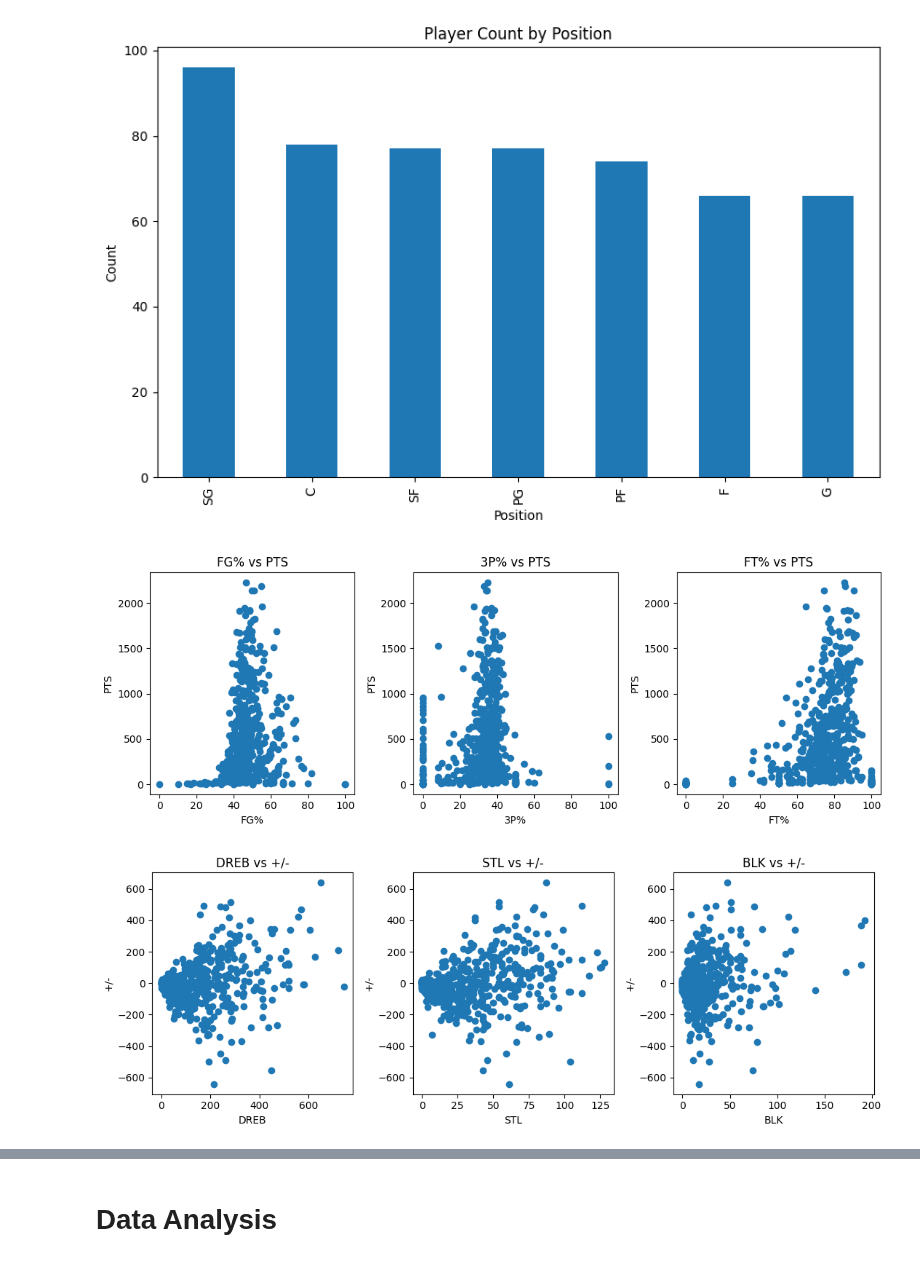
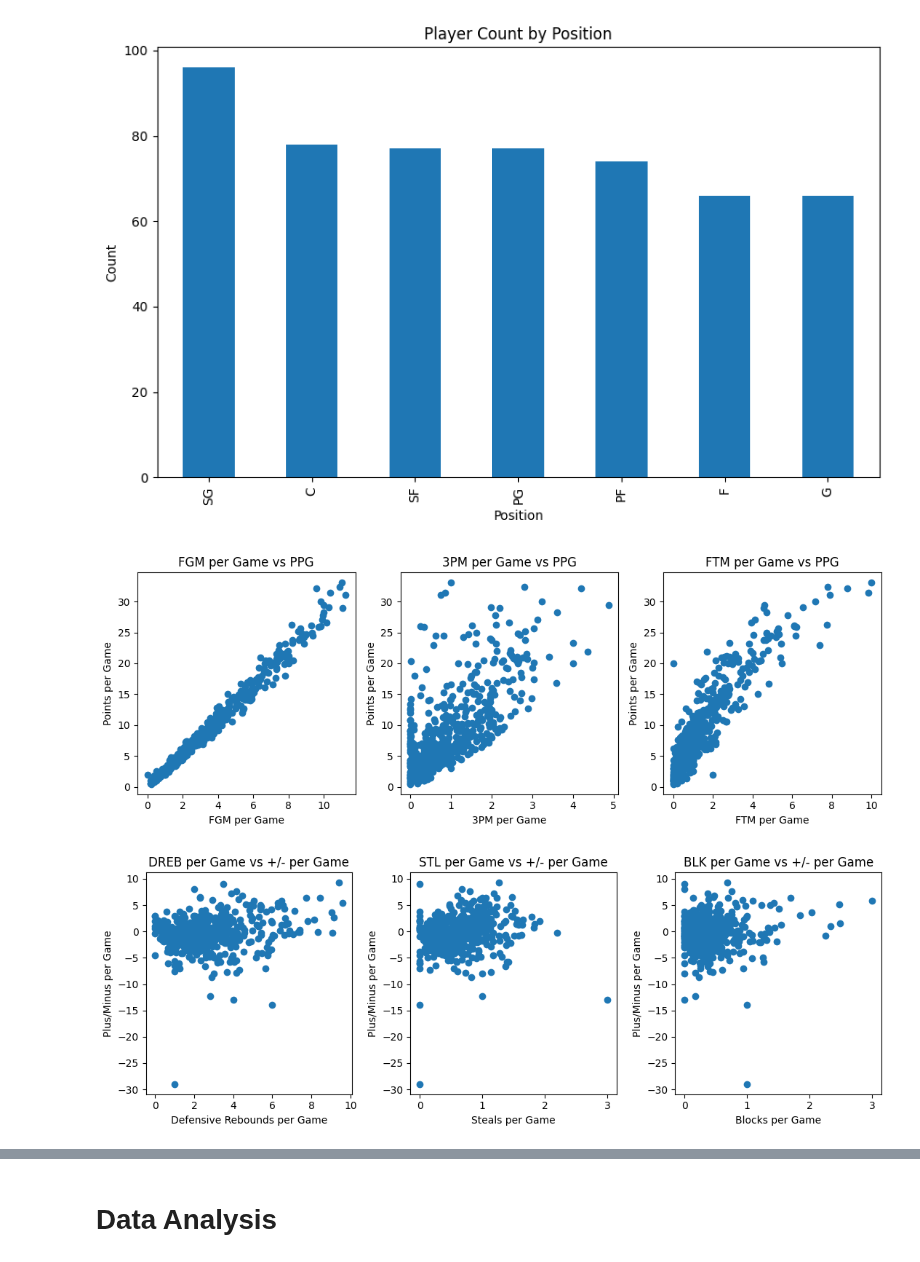
Before and after one commit to JoshuaDarilek/NBA_Stats_Data_Analysis_Project, a Jupyter notebook: nba_stats_analysis.ipynb, the cells around one changed output, grey strips where cells are left out. Drawn from its saved outputs; the diff is of its cells as text; code cells hidden in the pictures.

Commit message:
updated data explore, OLS summary, created visuals

```diff
--- a/nba_stats_analysis.ipynb
+++ b/nba_stats_analysis.ipynb
@@ -157,64 +153,59 @@ plt.show()
 [figure]
 # %%
 ###############################################################################
-# Scatter plots for research question 1 (RQ1)
-# RQ1: Which offensive shooting percentage metric -
-#   field goal percentage (FG%),
-#   three-point percentage (3P%),
-#   or free throw percentage (FT%),
-#   is most strongly associated with player average points per game, by position?
+# Scatter plots for Hypothesis 1
+# Hypothesis 1: Which of the primary offensive metrics is the strongest driver
+# of points per game (PPG)?
 ###############################################################################
 fig, axs = plt.subplots(1, 3, figsize=(11, 4))
 axs = axs.ravel()
 
-# Offensive metrics vs PTS
-axs[0].scatter(nba_player_stats['FG%'], nba_player_stats['PTS'])
-axs[0].set_title('FG% vs PTS')
-axs[0].set_xlabel('FG%')
-axs[0].set_ylabel('PTS')
+# Offensive metrics vs PPG (Points Per Game)
+axs[0].scatter(nba_player_stats['FGM'] / nba_player_stats['GP'], nba_player_stats['PTS'] / nba_player_stats['GP'])
+axs[0].set_title('FGM per Game vs PPG')
+axs[0].set_xlabel('FGM per Game')
+axs[0].set_ylabel('Points per Game')
 
-axs[1].scatter(nba_player_stats['3P%'], nba_player_stats['PTS'])
-axs[1].set_title('3P% vs PTS')
-axs[1].set_xlabel('3P%')
-axs[1].set_ylabel('PTS')
+axs[1].scatter(nba_player_stats['3PM'] / nba_player_stats['GP'], nba_player_stats['PTS'] / nba_player_stats['GP'])
+axs[1].set_title('3PM per Game vs PPG')
+axs[1].set_xlabel('3PM per Game')
+axs[1].set_ylabel('Points per Game')
 
-axs[2].scatter(nba_player_stats['FT%'], nba_player_stats['PTS'])
-axs[2].set_title('FT% vs PTS')
-axs[2].set_xlabel('FT%')
-axs[2].set_ylabel('PTS')
+axs[2].scatter(nba_player_stats['FTM'] / nba_player_stats['GP'], nba_player_stats['PTS'] / nba_player_stats['GP'])
+axs[2].set_title('FTM per Game vs PPG')
+axs[2].set_xlabel('FTM per Game')
+axs[2].set_ylabel('Points per Game')
 
 plt.tight_layout()
 plt.show()
 # %% [output]
-[figure, old version]
+[figure, new version]
 # %%
 ###############################################################################
-# Scatter plots for Research Question 2 (RQ2)
-# Which defensive metric -
-#   defensive rebounds (DREB),
-#   steals (STL),
-#   or blocks (BLK),
-#   is most strongly associated with a player’s average plus/minus per game, by position?
+# Scatter plots for Hypothesis 2
+# Hypothesis 2: Which of the primary defensive metrics is the strongest driver
+# of a player's plus/minus per game?
 ###############################################################################
 fig, axs = plt.subplots(1, 3, figsize=(11, 4))
 axs = axs.ravel()
 
-axs[0].scatter(nba_player_stats['DREB'], nba_player_stats['+/-'])
-axs[0].set_title('DREB vs +/-')
-axs[0].set_xlabel('DREB')
-axs[0].set_ylabel('+/-')
+# Defensive metrics vs Plus/Minus per Game
+axs[0].scatter(nba_player_stats['DREB'] / nba_player_stats['GP'], nba_player_stats['+/-'] / nba_player_stats['GP'])
+axs[0].set_title('DREB per Game vs +/- per Game')
+axs[0].set_xlabel('Defensive Rebounds per Game')
+axs[0].set_ylabel('Plus/Minus per Game')
 
-axs[1].scatter(nba_player_stats['STL'], nba_player_stats['+/-'])
-axs[1].set_title('STL vs +/-')
-axs[1].set_xlabel('STL')
-axs[1].set_ylabel('+/-')
+axs[1].scatter(nba_player_stats['STL'] / nba_player_stats['GP'], nba_player_stats['+/-'] / nba_player_stats['GP'])
+axs[1].set_title('STL per Game vs +/- per Game')
+axs[1].set_xlabel('Steals per Game')
+axs[1].set_ylabel('Plus/Minus per Game')
 
-axs[2].scatter(nba_player_stats['BLK'], nba_player_stats['+/-'])
-axs[2].set_title('BLK vs +/-')
-axs[2].set_xlabel('BLK')
-axs[2].set_ylabel('+/-')
+axs[2].scatter(nba_player_stats['BLK'] / nba_player_stats['GP'], nba_player_stats['+/-'] / nba_player_stats['GP'])
+axs[2].set_title('BLK per Game vs +/- per Game')
+axs[2].set_xlabel('Blocks per Game')
+axs[2].set_ylabel('Plus/Minus per Game')
 
 plt.tight_layout()
 plt.show()
 # %% [output]
-[figure, old version]
+[figure, new version]
```
Also changed, not shown: parts of 12 cells of this notebook.
